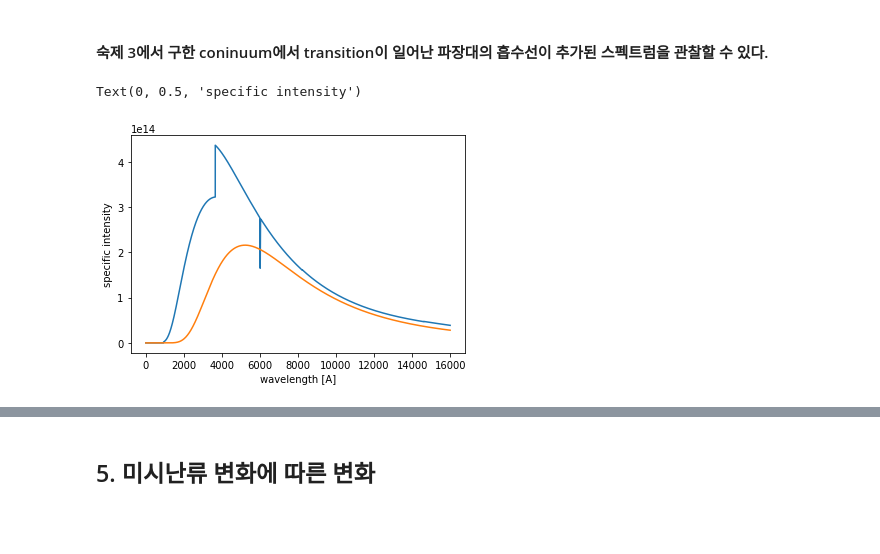
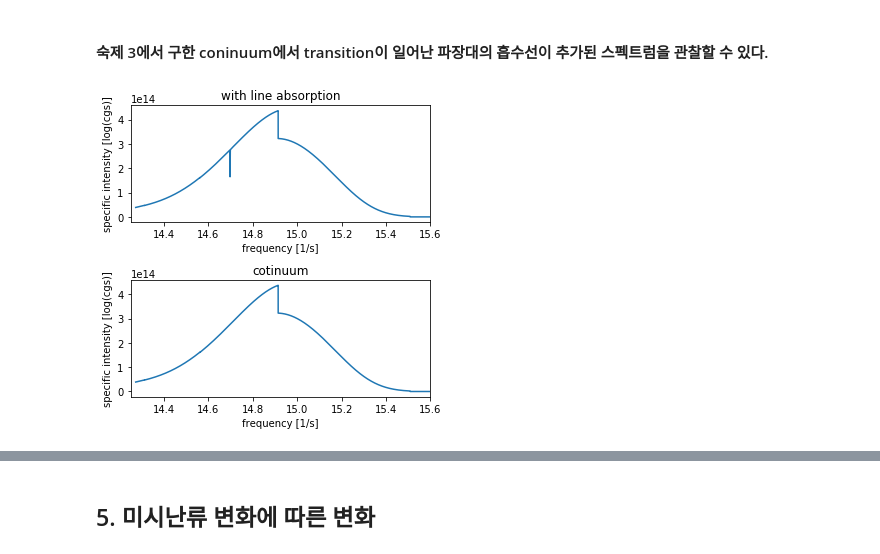
Before and after one commit to eunheeko/stellar_astrophysics, a Jupyter notebook: continuum_hw_ver.ipynb, the cells around one changed output, grey strips where cells are left out. Cells and saved outputs as stored; diff of their text form; code cells hidden in the pictures; blank space fills up the shorter version.

```diff
--- a/continuum_hw_ver.ipynb
+++ b/continuum_hw_ver.ipynb
@@ -584,5 +592,5 @@ ax.legend()
 # %%
-def get_od(wave_num):
+def get_od(wave_num, optical_depth):
 
     depths = []
     for i in range(0,64):
@@ -640,14 +648,37 @@ for i in wave:
 
     intensity = integrate.simps(integrand, ods)
     intensities.append(intensity)
+# %%
+intensities_c = []
+
+wave = np.arange(1,15999)
+for i in wave:
+    planks = []
+    ods = []
+    for j in range(0, 64):
+        planks.append(plank_func(i, j))
+        ods.append(optical_depth_c[j][i])
+
+    ods2 = [np.exp(-x) for x in ods]
+    integrand = [x*y for x,y in zip(planks,ods2)]
+
+    intensity = integrate.simps(integrand, ods)
+    intensities_c.append(intensity)
 # %% [markdown]
 #### 숙제 3에서 구한 coninuum에서 transition이 일어난 파장대의 흡수선이 추가된 스펙트럼을 관찰할 수 있다.
-# %%
-# len(intensities)
-plt.plot(wave, intensities)
-plt.plot(wave, plank_func(wave, 45)) #temperature = 5500K
-plt.xlabel('wavelength [A]')
-plt.ylabel('specific intensity')
-# %% [output]
-Text(0, 0.5, 'specific intensity')
-[figure, removed]
+# %%
+fig, ax = plt.subplots(2, figsize = (5,5))
+
+ax[0].plot(np.log10(c/wave/1.e-8), intensities)
+ax[1].plot(np.log10(c/wave/1.e-8), intensities_c)
+
+for i in range(2):
+    ax[i].set_xlim(14.25,15.6)
+    ax[i].set_xlabel('frequency [1/s]')
+    ax[i].set_ylabel('specific intensity [log(cgs)]')
+ax[0].set_title('with line absorption')
+ax[1].set_title('cotinuum')
+
+plt.tight_layout()
+# %% [output]
+[figure, added]
```
Also changed, not shown: parts of 12 cells of this notebook.
